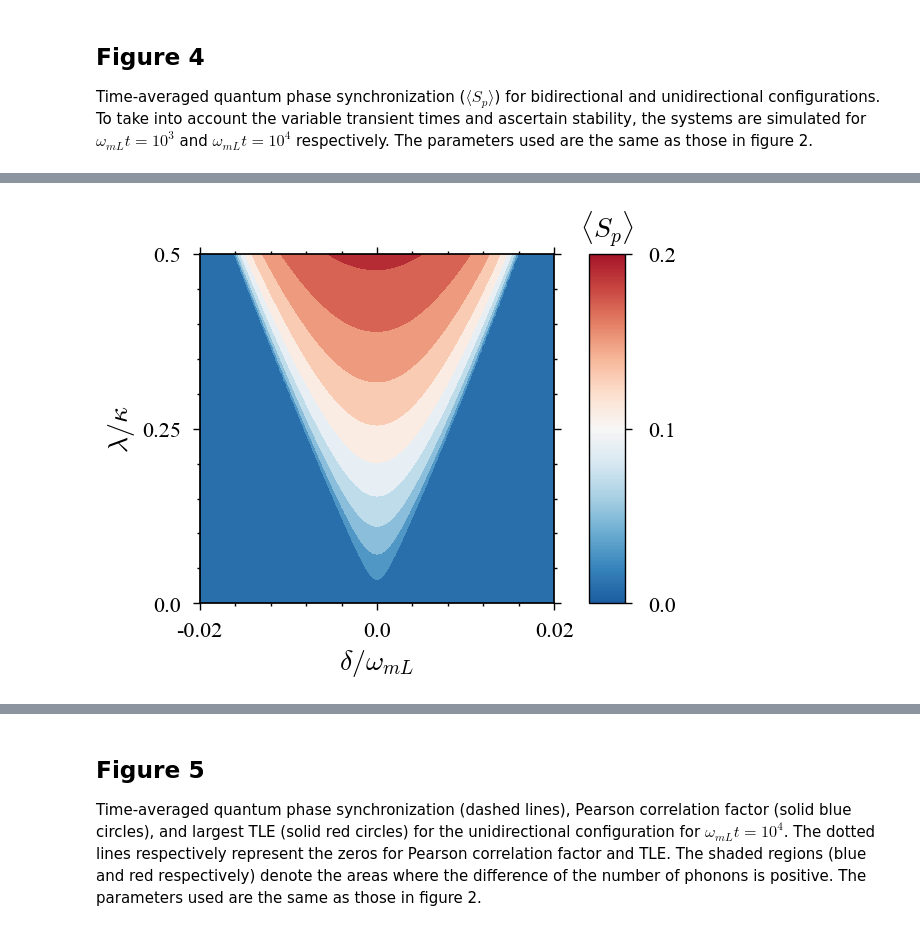
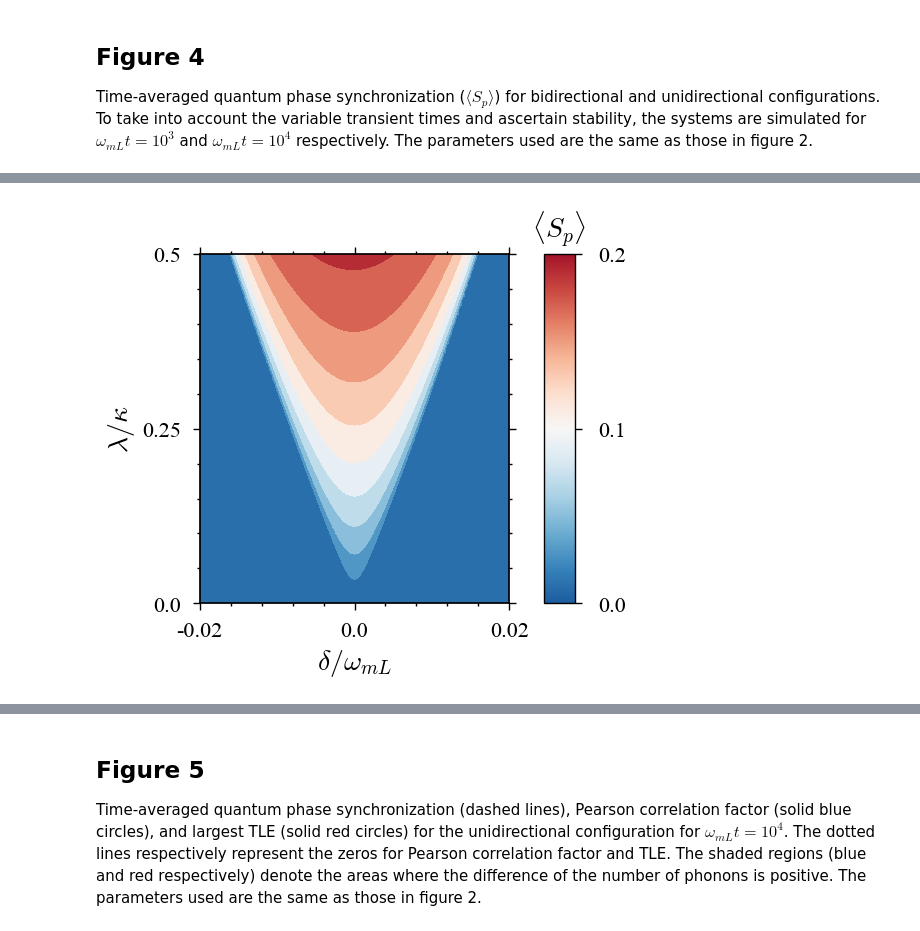
Before and after one commit to Sampreet/sync_bi_uni, a Jupyter notebook: notebooks/v3.0_qom-v1.0.0/plots.ipynb, the cells around one changed output, grey strips where cells are left out. Saved outputs shown, nothing was run; the diff lists cells and outputs as text; code cells hidden in the pictures.

```diff
--- a/notebooks/v3.0_qom-v1.0.0/plots.ipynb
+++ b/notebooks/v3.0_qom-v1.0.0/plots.ipynb
@@ -157,19 +159,21 @@ params = {
     },
     'plotter': {
         'type': 'lines',
+        'colors': [0, 0, -1, -1],
+        'styles': ['-', '--'] * 2,
         'x_label': '$\\omega_{mL} t$',
         'x_tick_position': 'both-out',
         'x_ticks': [0, 200, 400, 600],
         'x_ticks_minor': [i * 40 for i in range(16)],
-        'y_colors': [0, 0, -1, -1],
-        'y_styles': ['-', '--'] * 2,
         'v_label': '$S_{p}$',
         'v_label_color': 0,
+        'v_tick_color': 0,
         'v_tick_position': 'both-out',
         'v_ticks': [0, 0.1, 0.2],
         'v_ticks_minor': [i * 0.02 for i in range(11)],
         'v_twin_label': '$5 \\times D_{G}$',
         'v_twin_label_color': -1,
+        'v_twin_tick_color': -1,
         'v_twin_tick_position': 'both-out',
         'v_twin_ticks': [0, 0.1, 0.2],
         'v_twin_ticks_minor': [i * 0.02 for i in range(11)],
@@ -287,9 +291,7 @@ params = {
         'show_cbar': True,
         'cbar_title': '$\\langle S_{p} \\rangle$',
         'cbar_ticks': [0.0, 0.1, 0.2],
-        'cbar_ticks_minor': [i * 0.025 for i in range(9)],
-        'width': 6.0,
-        'height': 5.0
+        'cbar_ticks_minor': [i * 0.025 for i in range(9)]
     }
 }
 
@@ -320,4 +322,4 @@ MainThread               INFO    2023-07-07 13:13:19.402: (qom.loopers.XYLooper)
-[figure, old version]
+[figure, new version]
 # %%
 # all parameters
 params = {
```
Also changed, not shown: parts of 7 cells of this notebook, 10 other files.
